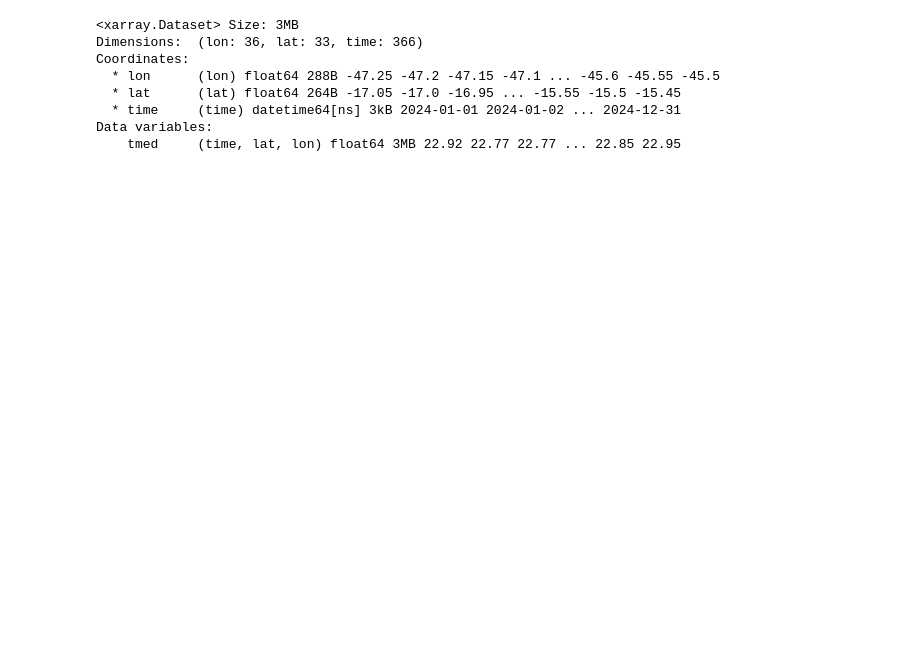
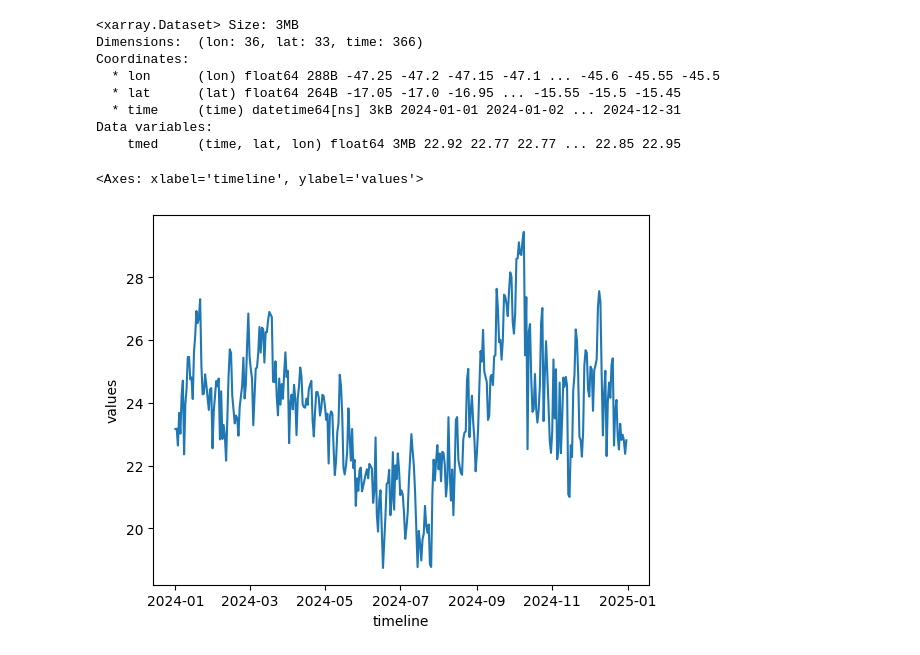
Before and after one commit to GSansigolo/simplecube, a Jupyter notebook: notebooks/simplecube_samet.ipynb, the cells around one changed output. Saved outputs shown, nothing was run; the diff lists cells and outputs as text; code cells hidden in the pictures; blank space fills up the shorter version.

Commit message:
update simplecube_samet notebook

```diff
--- a/notebooks/simplecube_samet.ipynb
+++ b/notebooks/simplecube_samet.ipynb
@@ -54,3 +54,18 @@ Coordinates:
   * time     (time) datetime64[ns] 3kB 2024-01-01 2024-01-02 ... 2024-12-31
 Data variables:
     tmed     (time, lat, lon) float64 3MB 22.92 22.77 22.77 ... 22.85 22.95
+# %%
+ts = get_timeseries_datacube(
+    datacube=samet_temp_cube,
+    geom=[dict(coordinates= [-16.4, -46,6])],
+    band="tmed"
+)
+# %%
+import seaborn as sns
+import pandas as pd
+
+df = pd.DataFrame(ts)
+sns.lineplot(x='timeline', y='values', data=df)
+# %% [output]
+<Axes: xlabel='timeline', ylabel='values'>
+[figure, added]
```
